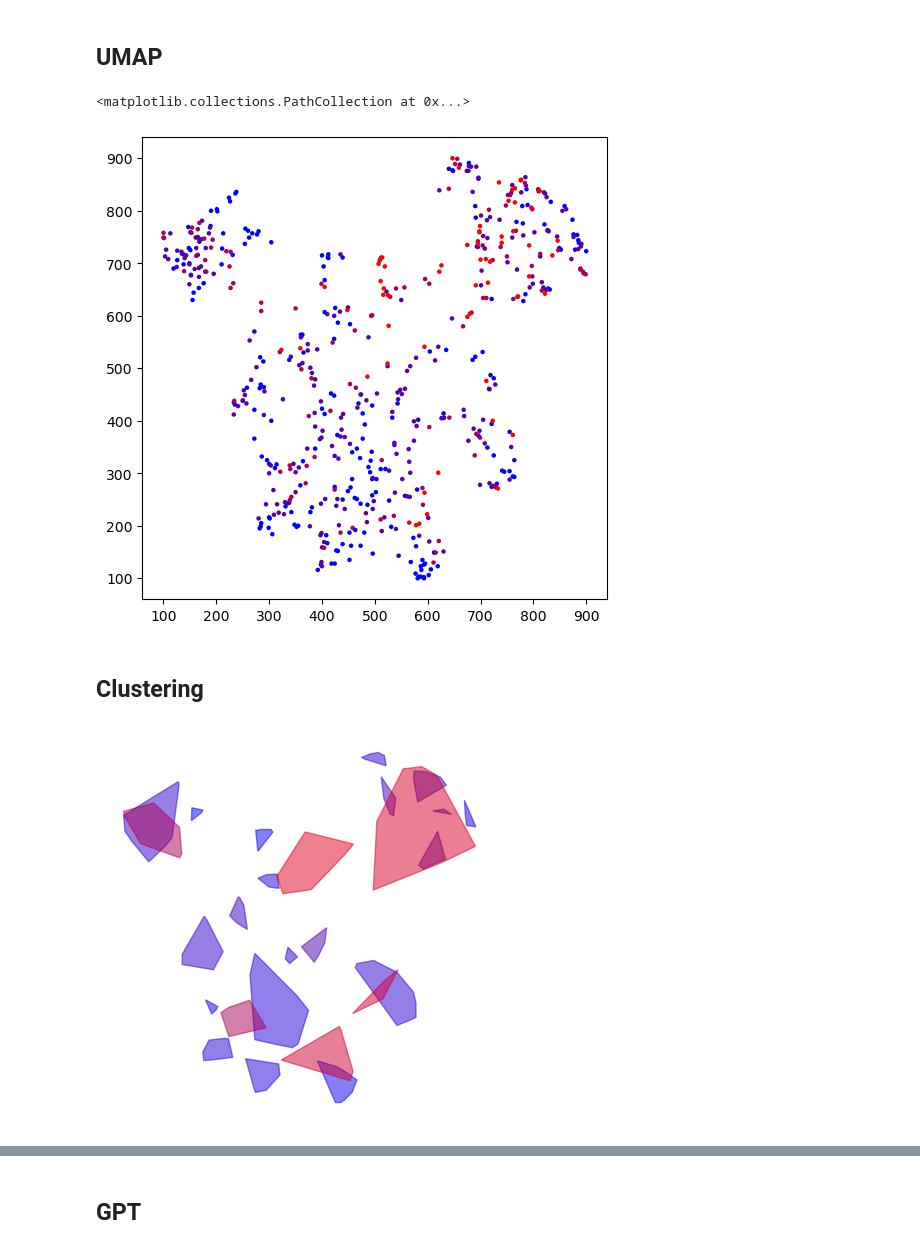
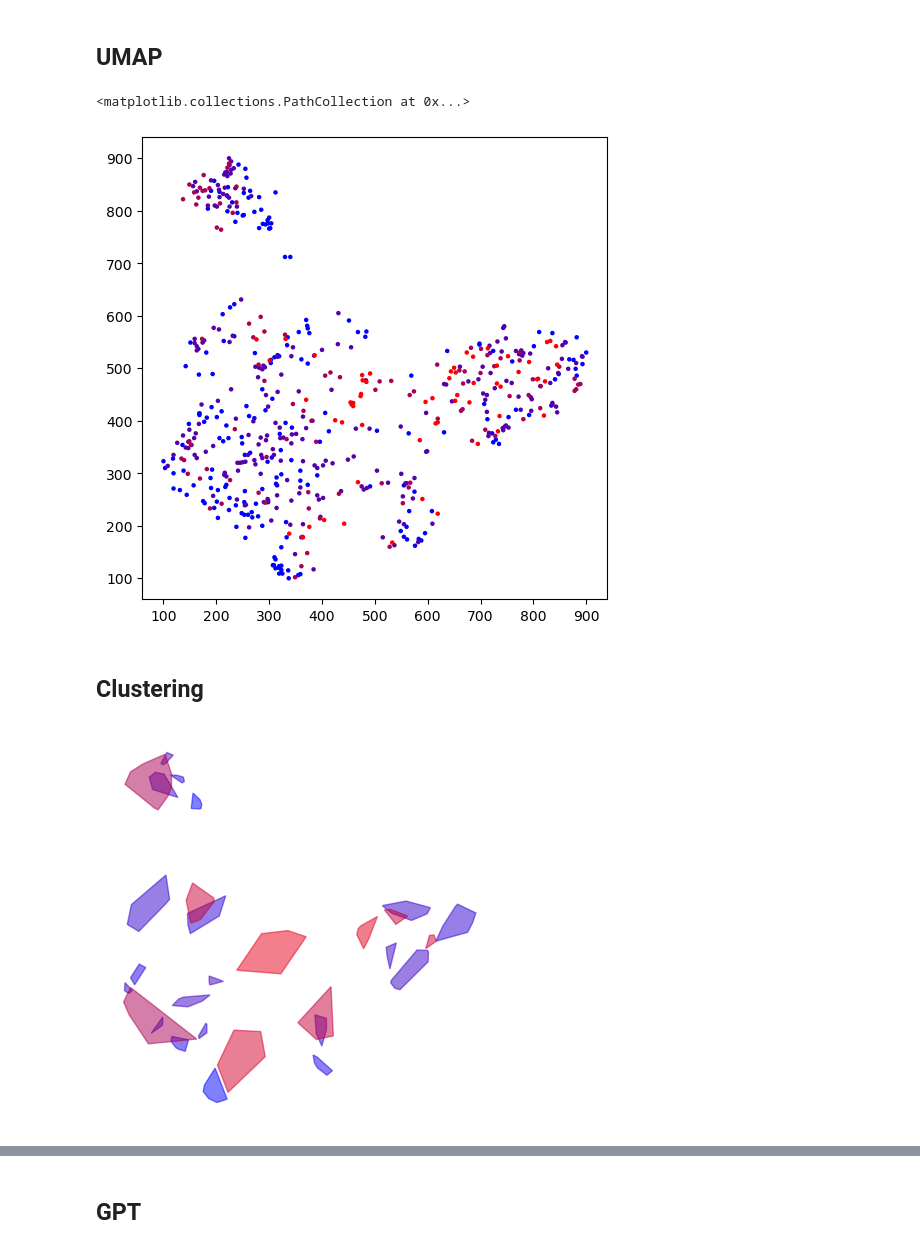
Before and after one commit to AlbaTaboada/Edgelands, a Jupyter notebook: Full_text_analysis(Alba).ipynb, the cells around one changed output, grey strips where cells are left out. Saved outputs shown, nothing was run; the diff lists cells and outputs as text; code cells hidden in the pictures.

```diff
--- a/Full_text_analysis(Alba).ipynb
+++ b/Full_text_analysis(Alba).ipynb
@@ -247,13 +248,13 @@ warnings.filterwarnings(
 umap_params = {
     'random_state': 1,
     'n_components': 2,
-    'n_neighbors': 8,  # Adjusted for typical usage
+    'n_neighbors': 15,  # Adjusted for typical usage
     'min_dist': 0.1,
     'metric': 'hellinger'
 }
 
 # Compute UMAP embedding
-reducer = UMAP(**umap_params)
+reducer = umap.UMAP(**umap_params)
 embedding = reducer.fit_transform(train_data)
 
 # Scale embeddings
@@ -268,7 +269,7 @@ plt.figure(figsize=(6, 6), dpi=100)  # Reduced width and height
 plt.scatter(df["x"], df["y"], s=5, c=df["color"])
 # %% [output]
 <matplotlib.collections.PathCollection at 0x...>
-[figure, old version]
+[figure, new version]
 # %% [markdown]
 ## Clustering
 # %%
@@ -278,6 +279,8 @@ hdbscan_params = {
     "min_cluster_size": 5,
     "min_samples": 5,
     "cluster_selection_epsilon": 0.1,
+    # 'metric': 'haversine'
+    'cluster_selection_method': 'leaf',
 }
 
 # Define conditions and prefixes
@@ -327,34 +330,34 @@ for cluster in clusters:
     hull_vertices = cluster_points[hull.vertices]
 
     # Close the hull by appending the first point at the end
     x_hull = np.append(hull_vertices[:, 0], hull_vertices[0, 0])
     y_hull = np.append(hull_vertices[:, 1], hull_vertices[0, 1])
 
     # Convert colors to RGB format
     rgb_colors = []
     for color in cluster_colors:
         try:
             rgb = mcolors.to_rgb(color)
             rgb_colors.append(rgb)
         except ValueError:
             print(f"Invalid color '{color}' in cluster '{cluster}'. Using default color.")
             rgb_colors.append((0, 0, 0))  # Default to black if color is invalid
 
     # Compute average RGB values
     avg_rgb = np.mean(rgb_colors, axis=0)
 
     # Ensure RGB values are within [0, 1]
     avg_rgb = np.clip(avg_rgb, 0, 1)
 
     # Convert average RGB back to hex color
     avg_color_hex = mcolors.to_hex(avg_rgb)
 
     # Plot the convex hull with the average color
     plt.fill(x_hull, y_hull, color=avg_color_hex, alpha=0.5)
 
 plt.show()
 # %% [output]
-[figure, old version]
+[figure, new version]
 # %%
 # Extract keywords for each cluster
 def extract_keywords(df, top_n=15, max_features=1000):
```
Also changed, not shown: parts of 8 cells of this notebook.
